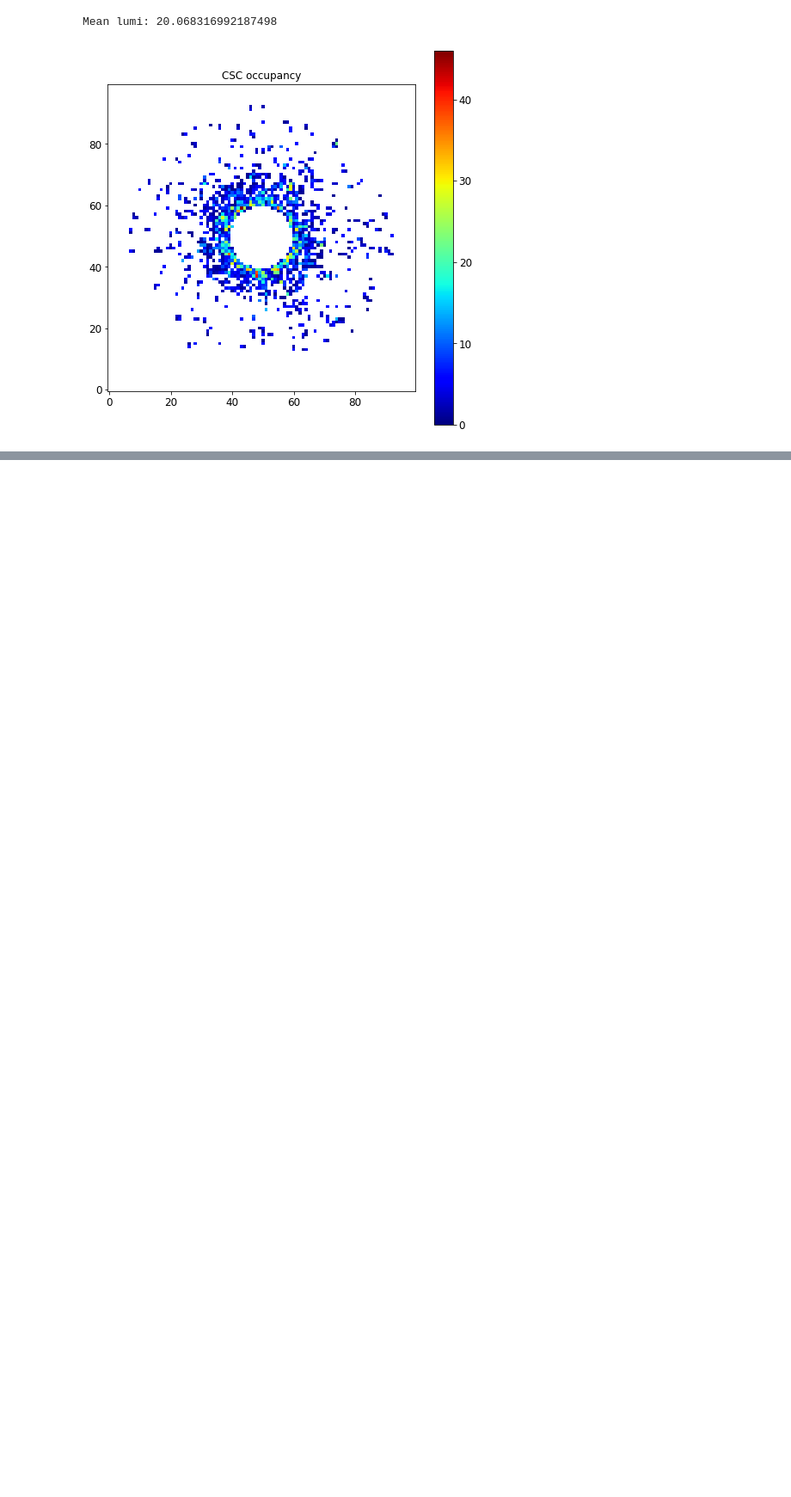
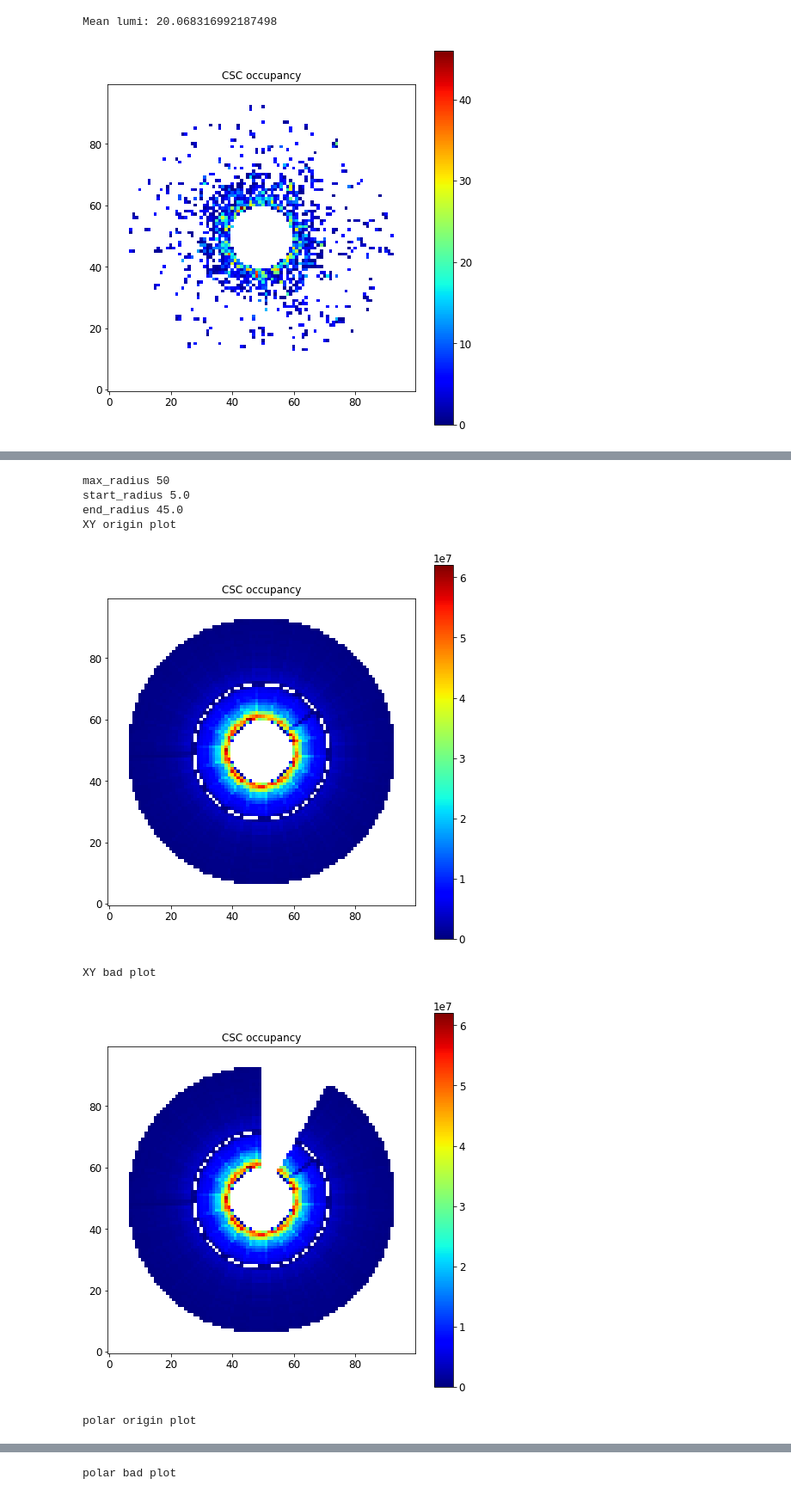
Before and after one commit to Ma128-bit/ML4DQM_deprecated, a Jupyter notebook: CSC_AE_preprocessing.ipynb, the cells around one changed output, grey strips where cells are left out. Shown: that part at 86% size. Saved outputs shown, nothing was run; the diff lists cells and outputs as text; code cells hidden in the pictures; blank space fills up the shorter version.

```diff
--- a/CSC_AE_preprocessing.ipynb
+++ b/CSC_AE_preprocessing.ipynb
@@ -164,3 +231,67 @@ def hadd_img(df, lumi_threshold):
         del new_row
     print("Total imgs: ",len(summed_img))
     return summed_img, summed_lumi, summed_entries, summed_number
+# %%
+import numpy as np
+
+def set_zero_in_angle_and_radius_range(matrix, center, angle_range, radius_range):
+    """
+    Set the values within the specified angle and radius range in the matrix to 0.
+
+    Parameters:
+    - matrix: Input 100x100 matrix.
+    - center: Center coordinates (x, y).
+    - angle_range: Angle range (start_angle, end_angle) in degrees.
+    - radius_range: Radius range (start_radius, end_radius) as a percentage of the maximum radius.
+
+    Returns:
+    - Modified matrix.
+    """
+    rows, cols = matrix.shape
+    max_radius = matrix.shape[0] // 2
+    start_radius, end_radius = radius_range[0] * max_radius, radius_range[1] * max_radius
+    print('max_radius', max_radius)
+    print('start_radius', start_radius)
+    print('end_radius', end_radius)
+    start_angle, end_angle = np.deg2rad(angle_range)  # Convert angle to radians
+
+    for i in range(rows):
+        for j in range(cols):
+            # Calculate the angle and distance of the current point relative to the center
+            dy = j - center[1]
+            dx = i - center[0]
+            dist = np.sqrt(dx**2 + dy**2)
+            theta = np.arctan2(dy, dx)
+            if theta < 0:
+                theta += 2 * np.pi  # Adjust the angle range to [0, 2π]
+#             print('dist', dist)
+            # Check if the angle and distance are within the specified range
+            if (dist > start_radius) & (dist < end_radius) & (start_angle <= theta <= end_angle):
+                matrix[i, j] = 0
+
+    return matrix
+
+# Example usage
+center = (49.5, 49.5)  # Center coordinates
+angle_range = (0, 30)  # Angle range 0-20 degrees
+radius_range = (0.1, 0.9)  # Radius range 50%-70%
+sum_img = Make_img(sum(monitoring_elements['data_norm']), monitoring_elements['x_bin'][0], monitoring_elements['x_min'][0], monitoring_elements['x_max'][0], monitoring_elements['y_bin'][0], monitoring_elements['y_min'][0], monitoring_elements['y_max'][0])
+sum_img_copy = np.copy(sum_img)
+modified_matrix = set_zero_in_angle_and_radius_range(sum_img_copy, center, angle_range, radius_range)
+print("XY origin plot")
+Show2Dimg(sum_img)
+print("XY bad plot")
+Show2Dimg(modified_matrix)
+print("polar origin plot")
+Show2Dimg(XY_to_Polar(sum_img))
+print("polar bad plot")
+Show2Dimg(XY_to_Polar(modified_matrix))
+# %% [output]
+max_radius 50
+start_radius 5.0
+end_radius 45.0
+XY origin plot
+[figure, added]
+XY bad plot
+[figure, added]
+polar origin plot
@@ -166,0 +299 @@ def hadd_img(df, lumi_threshold):
+polar bad plot
```
Also changed, not shown: parts of 15 cells of this notebook, 2 other files.
